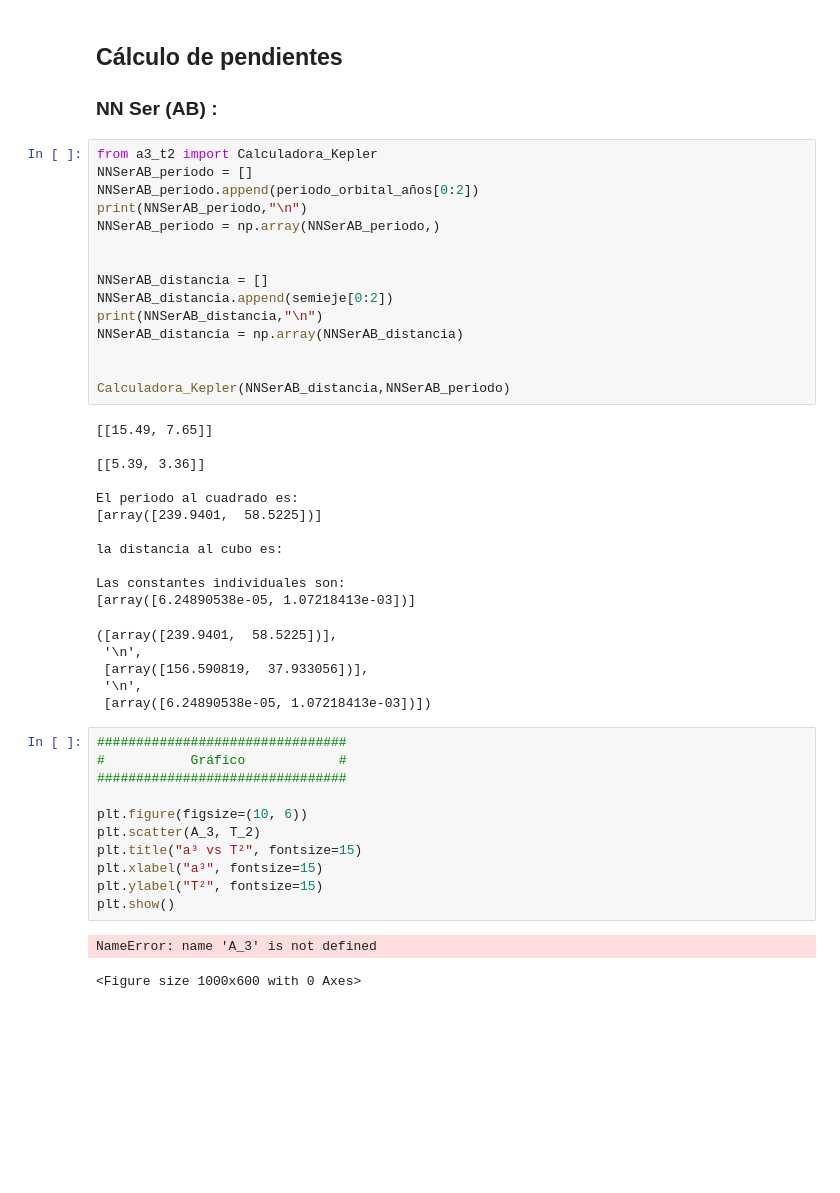
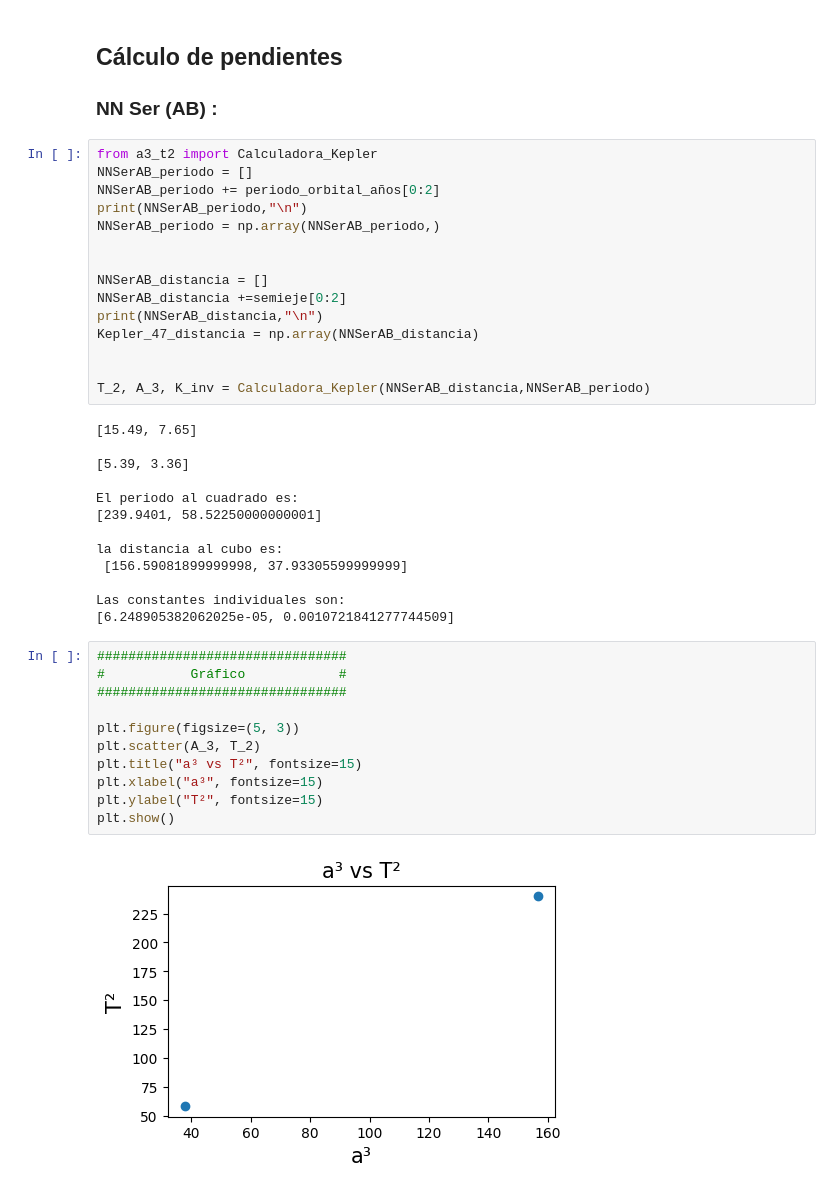
Before and after one commit to Mae2134/DatosFis2_Exo, a Jupyter notebook: Pregunta_3.ipynb, the cells around one changed output. Saved outputs shown, nothing was run; the diff lists cells and outputs as text; blank space fills up the shorter version.

```diff
--- a/Pregunta_3.ipynb
+++ b/Pregunta_3.ipynb
@@ -60,46 +60,41 @@ display(df2)
 # %%
 from a3_t2 import Calculadora_Kepler
 NNSerAB_periodo = []
-NNSerAB_periodo.append(periodo_orbital_años[0:2])
+NNSerAB_periodo += periodo_orbital_años[0:2]
 print(NNSerAB_periodo,"\n")
 NNSerAB_periodo = np.array(NNSerAB_periodo,)
 
 
 NNSerAB_distancia = []
-NNSerAB_distancia.append(semieje[0:2])
+NNSerAB_distancia +=semieje[0:2]
 print(NNSerAB_distancia,"\n")
-NNSerAB_distancia = np.array(NNSerAB_distancia)
+Kepler_47_distancia = np.array(NNSerAB_distancia)
 
 
-Calculadora_Kepler(NNSerAB_distancia,NNSerAB_periodo)
+T_2, A_3, K_inv = Calculadora_Kepler(NNSerAB_distancia,NNSerAB_periodo)
 # %% [output]
-[[15.49, 7.65]]
+[15.49, 7.65]
 
-[[5.39, 3.36]]
+[5.39, 3.36]
 
 El periodo al cuadrado es:
-[array([239.9401,  58.5225])]
+[239.9401, 58.52250000000001]
 
 la distancia al cubo es:
+ [156.59081899999998, 37.93305599999999]
 
 Las constantes individuales son:
-[array([6.24890538e-05, 1.07218413e-03])]
+[6.248905382062025e-05, 0.0010721841277744509]
-([array([239.9401,  58.5225])],
- '\n',
- [array([156.590819,  37.933056])],
- '\n',
- [array([6.24890538e-05, 1.07218413e-03])])
 # %%
 ################################
 #           Gráfico            #
 ################################
 
-plt.figure(figsize=(10, 6))
+plt.figure(figsize=(5, 3))
 plt.scatter(A_3, T_2)
 plt.title("a³ vs T²", fontsize=15)
 plt.xlabel("a³", fontsize=15)
 plt.ylabel("T²", fontsize=15)
 plt.show()
 # %% [output]
-NameError: name 'A_3' is not defined
-<Figure size 1000x600 with 0 Axes>
+[figure, added]
```
Also changed, not shown: parts of 9 cells of this notebook, 2 other files.
